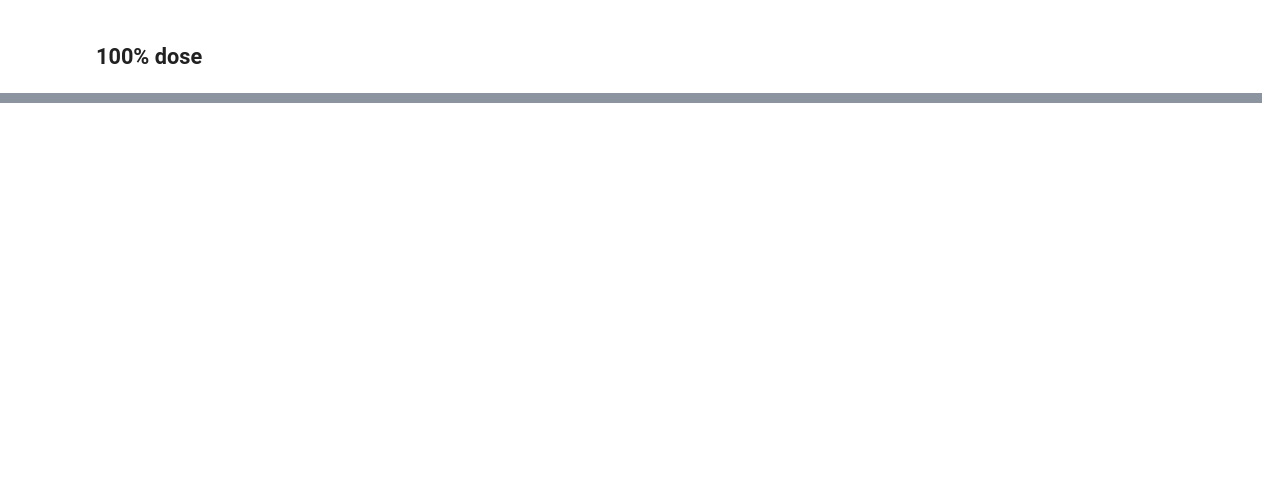
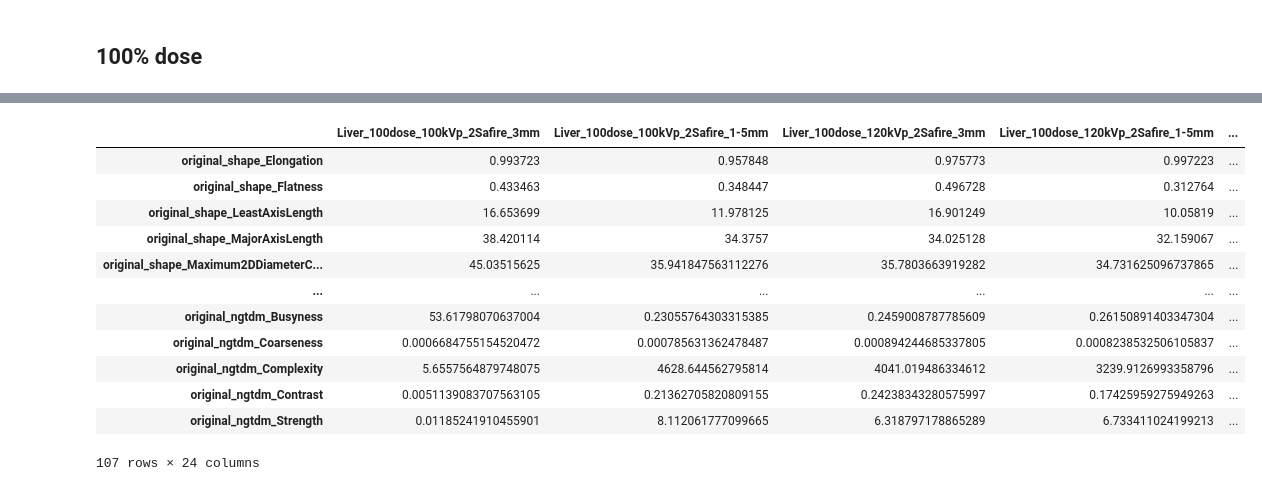
Before and after one commit to Dark-eXe/Radiomics-Xtraction, a Jupyter notebook: Xtraction_Liver.ipynb, the cells around one changed output, grey strips where cells are left out. Saved outputs shown, nothing was run; the diff lists cells and outputs as text; code cells hidden in the pictures; blank space fills up the shorter version.

Commit message:
Liver feature extraction completed

```diff
--- a/Xtraction_Liver.ipynb
+++ b/Xtraction_Liver.ipynb
@@ -202,3 +202,35 @@ liver_images = os.listdir(path + '/Images/Liver/Liver_100dose/')
 liver_images.remove('.DS_Store')
 
 # liver_images
+# %%
+firstIteration = True
+for img in liver_images:
+
+    # specify image path
+    imagePath = path + '/Images/Liver/Liver_100dose/' + img
+
+    # specify mask path
+    msk = img[0:6] + img[14:] # removes '100dose_'
+    maskPath = path + '/Liver_masks/' + msk
+
+    # status
+    print('Processing...\timg\t\t\t\t\tmsk')
+    print('\t\t' + img + '\t' + msk)
+    print()
+
+    # feature extraction
+    result = extractor.execute(imagePath, maskPath)
+
+    if firstIteration:
+        features = list(result.keys())[22:] # '0:21' diagnostic features, '22:' radiomic features
+        firstIteration = False
+
+    feature_space_element = {}
+    for key, value in six.iteritems(result):
+        if key in features:
+            feature_space_element[key] = value
+    feature_space[img[:-4]] = feature_space_element # 'img[:-4]' removes '.nii'
+
+    # break # comment for 1 iteration (debugging)
+
+print('\nExtraction complete!')
@@ -204,0 +257,17 @@ liver_images.remove('.DS_Store')
+# %%
+df_100dose = pd.DataFrame.from_dict(feature_space)
+df_100dose
+# %% [output]
+|  | Liver_100dose_100kVp_2Safire_3mm | Liver_100dose_100kVp_2Safire_1-5mm | Liver_100dose_120kVp_2Safire_3mm | Liver_100dose_120kVp_2Safire_1-5mm | ... |
+| original_shape_Elongation | 0.993723 | 0.957848 | 0.975773 | 0.997223 | ... |
+| original_shape_Flatness | 0.433463 | 0.348447 | 0.496728 | 0.312764 | ... |
+| original_shape_LeastAxisLength | 16.653699 | 11.978125 | 16.901249 | 10.05819 | ... |
+| original_shape_MajorAxisLength | 38.420114 | 34.3757 | 34.025128 | 32.159067 | ... |
+| original_shape_Maximum2DDiameterC... | 45.03515625 | 35.941847563112276 | 35.7803663919282 | 34.731625096737865 | ... |
+| ... | ... | ... | ... | ... | ... |
+| original_ngtdm_Busyness | 53.61798070637004 | 0.23055764303315385 | 0.2459008787785609 | 0.26150891403347304 | ... |
+| original_ngtdm_Coarseness | 0.0006684755154520472 | 0.000785631362478487 | 0.000894244685337805 | 0.0008238532506105837 | ... |
+| original_ngtdm_Complexity | 5.6557564879748075 | 4628.644562795814 | 4041.019486334612 | 3239.9126993358796 | ... |
+| original_ngtdm_Contrast | 0.0051139083707563105 | 0.21362705820809155 | 0.24238343280575997 | 0.17425959275949263 | ... |
+| original_ngtdm_Strength | 0.01185241910455901 | 8.112061777099665 | 6.318797178865289 | 6.733411024199213 | ... |
+107 rows × 24 columns
```
Also changed, not shown: parts of 6 cells of this notebook, 1 other file.
